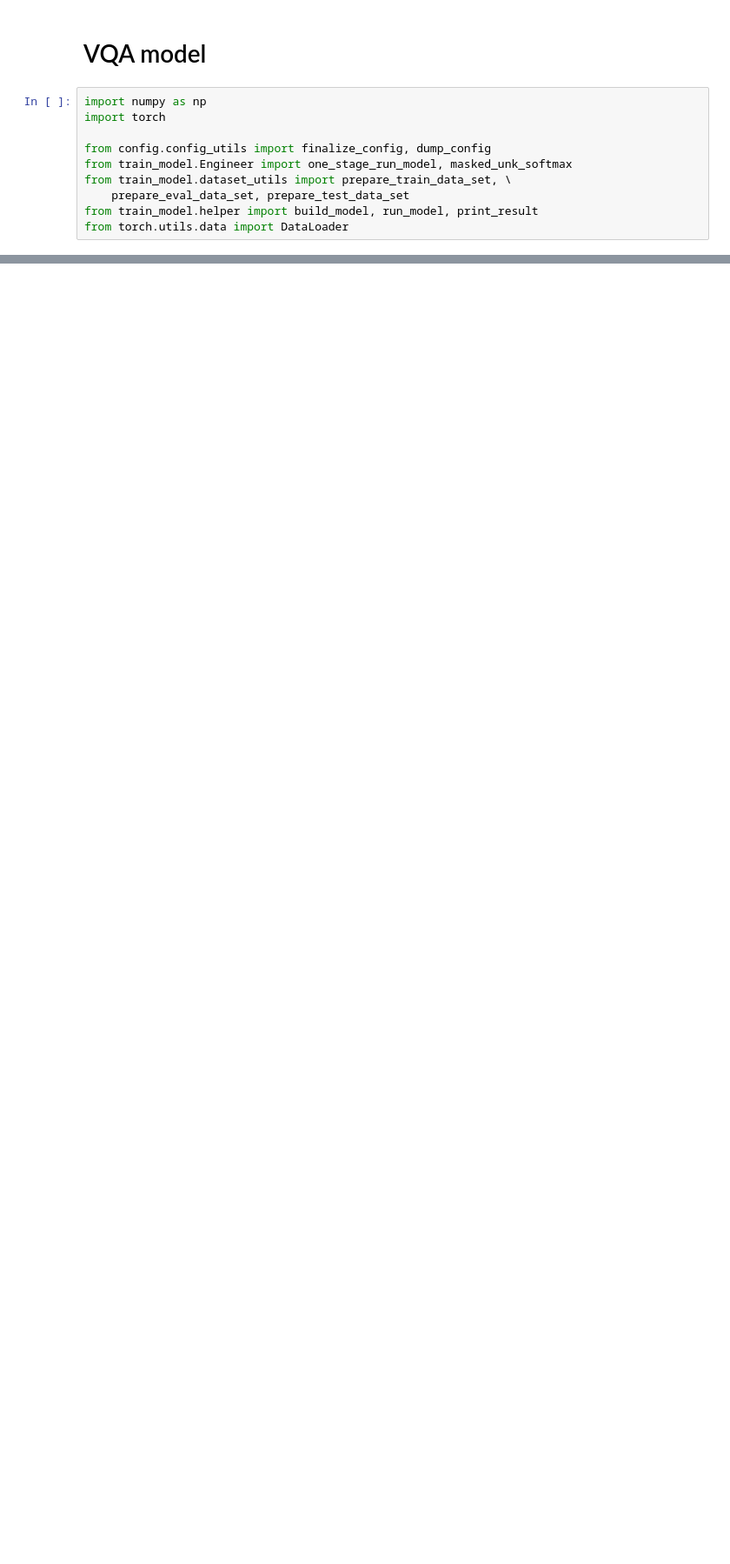
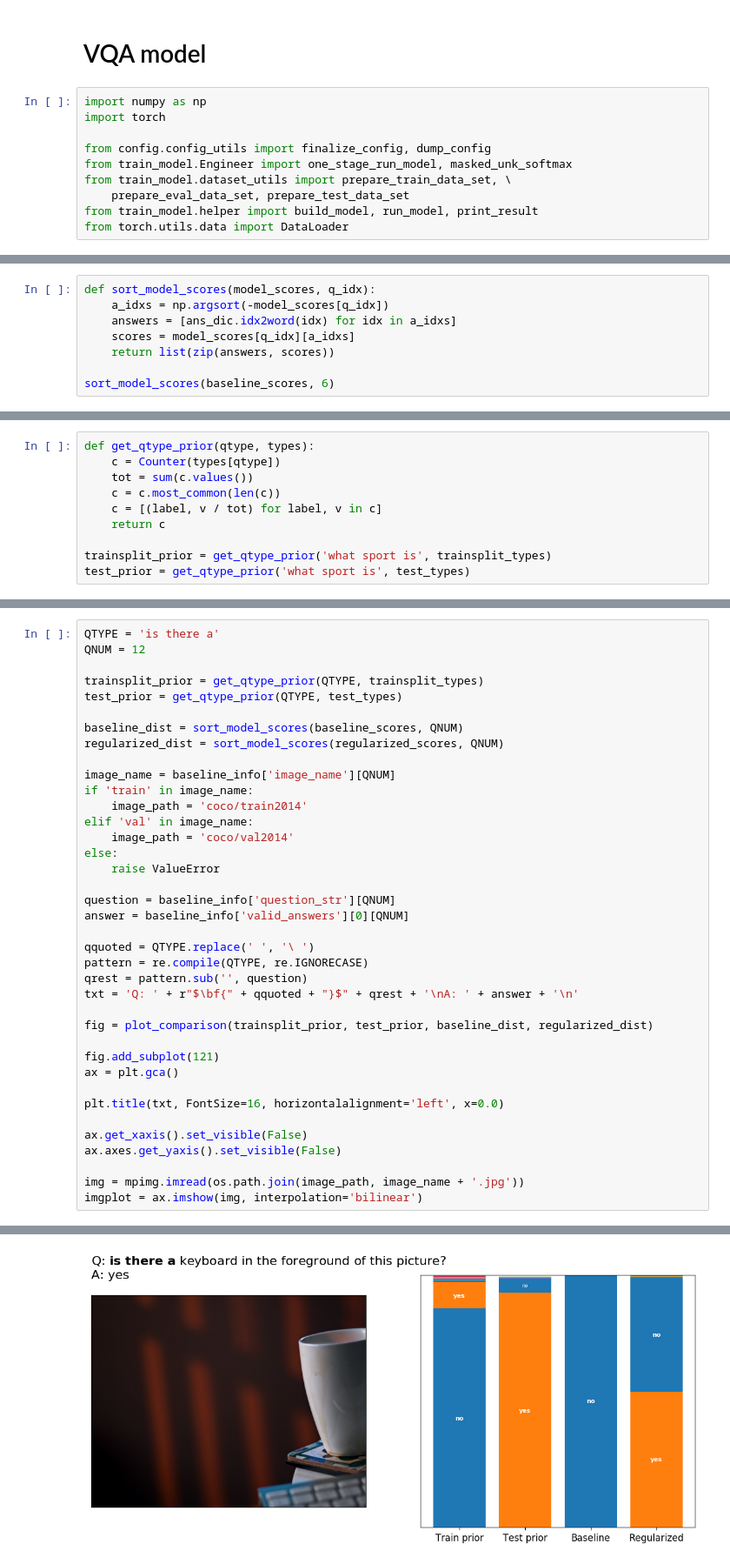
Before and after one commit to gabegrand/adversarial-vqa, a Jupyter notebook: viz.ipynb, the cells around one changed output, grey strips where cells are left out. Shown at 87% size. Cells and saved outputs as stored; diff of their text form; blank space fills up the shorter version.

```diff
--- a/viz.ipynb
+++ b/viz.ipynb
@@ -170,0 +265,8 @@ batch['verbose_info']
+# %%
+def sort_model_scores(model_scores, q_idx):
+    a_idxs = np.argsort(-model_scores[q_idx])
+    answers = [ans_dic.idx2word(idx) for idx in a_idxs]
+    scores = model_scores[q_idx][a_idxs]
+    return list(zip(answers, scores))
+
+sort_model_scores(baseline_scores, 6)
@@ -170,0 +291,10 @@ batch['verbose_info']
+# %%
+def get_qtype_prior(qtype, types):
+    c = Counter(types[qtype])
+    tot = sum(c.values())
+    c = c.most_common(len(c))
+    c = [(label, v / tot) for label, v in c]
+    return c
+
+trainsplit_prior = get_qtype_prior('what sport is', trainsplit_types)
+test_prior = get_qtype_prior('what sport is', test_types)
@@ -170,0 +370,39 @@ batch['verbose_info']
+# %%
+QTYPE = 'is there a'
+QNUM = 12
+
+trainsplit_prior = get_qtype_prior(QTYPE, trainsplit_types)
+test_prior = get_qtype_prior(QTYPE, test_types)
+
+baseline_dist = sort_model_scores(baseline_scores, QNUM)
+regularized_dist = sort_model_scores(regularized_scores, QNUM)
+
+image_name = baseline_info['image_name'][QNUM]
+if 'train' in image_name:
+    image_path = 'coco/train2014'
+elif 'val' in image_name:
+    image_path = 'coco/val2014'
+else:
+    raise ValueError
+
+question = baseline_info['question_str'][QNUM]
+answer = baseline_info['valid_answers'][0][QNUM]
+
+qquoted = QTYPE.replace(' ', '\ ')
+pattern = re.compile(QTYPE, re.IGNORECASE)
+qrest = pattern.sub('', question)
+txt = 'Q: ' + r"$\bf{" + qquoted + "}$" + qrest + '\nA: ' + answer + '\n'
+
+fig = plot_comparison(trainsplit_prior, test_prior, baseline_dist, regularized_dist)
+
+fig.add_subplot(121)
+ax = plt.gca()
+
+plt.title(txt, FontSize=16, horizontalalignment='left', x=0.0)
+
+ax.get_xaxis().set_visible(False)
+ax.axes.get_yaxis().set_visible(False)
+
+img = mpimg.imread(os.path.join(image_path, image_name + '.jpg'))
+imgplot = ax.imshow(img, interpolation='bilinear')
+# %% [output]
@@ -170,0 +410 @@ batch['verbose_info']
+[figure, added]
```
Also changed, not shown: parts of 50 cells of this notebook.
